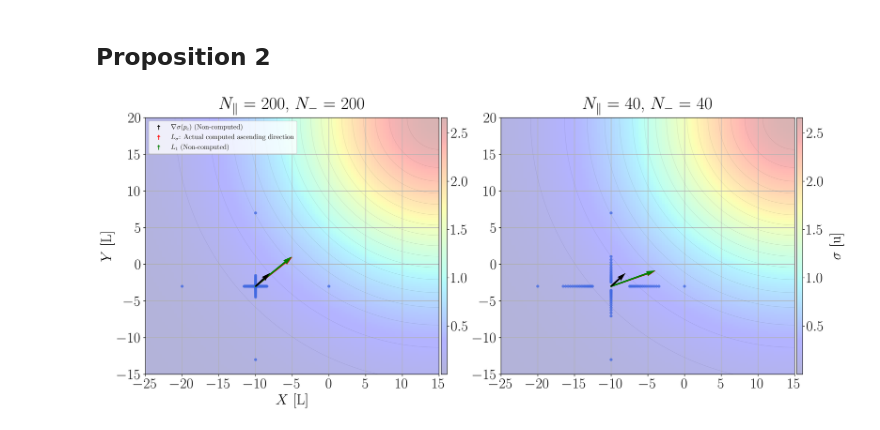
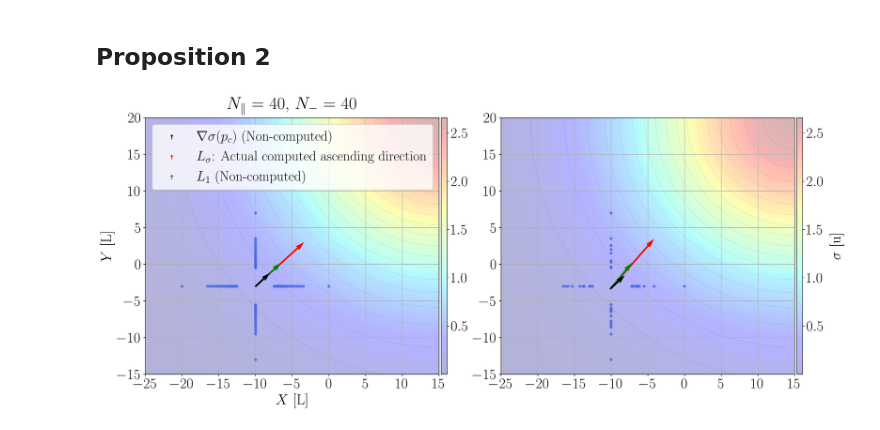
Before and after one commit to jesusBV20/source_seeking_2D, a Jupyter notebook: notebooks/article_plots.ipynb, the cells around one changed output. Drawn from its saved outputs; the diff is of its cells as text; code cells hidden in the pictures.

Commit message:
Update the paper's figure of proposition 2

```diff
--- a/notebooks/article_plots.ipynb
+++ b/notebooks/article_plots.ipynb
@@ -93,14 +93,6 @@ def unicycle_patch(XY, yaw, color, size=1, lw=0.5):
 
 """
 """
-def vector2d(axis, P0, Pf, c="k", ls="-", lw = 0.7, hw=0.1, hl=0.2, zorder=3):
-    axis.arrow(P0[0], P0[1], Pf[0], Pf[1],
-                lw=lw, color=c, ls=ls,
-                head_width=hw, head_length=hl,
-                length_includes_head=True, zorder=zorder)
-
-"""
-"""
 def arc2d(ax, pc, R, ang_min_max, n=100, c='k', ls='-', lw=1, ):
   theta = np.linspace(ang_min_max[0], ang_min_max[1], n)
   x = pc[0] + R * np.cos(theta)
@@ -730,7 +722,7 @@ plt.show()
 # %% [markdown]
 ## Proposition 2
 # %%
-def plot_cross(ax, p0, nx, ny, a1, a2, lx, ly, lab=r"$\sigma$ [u]"):
+def plot_cross(ax, p0, nx, ny, a1, a2, lx, ly, n_rm=0, lab=r"$\sigma$ [u]", title_sw=True):
     # Generating the scalar field
     sigma_func = sigma_gauss(mu=[15,20], max_intensity=100, dev=15)
     sigma_test = sigma(sigma_func)
@@ -748,34 +740,38 @@ def plot_cross(ax, p0, nx, ny, a1, a2, lx, ly, lab=r"$\sigma$ [u]"):
     P_y = np.vstack((np.zeros((1, np.size(P_y))), P_y*ly))
 
     P = np.hstack((P_x,P_y)).T + p0
+    P = np.copy(P[np.random.choice(range(P.shape[0]), P.shape[0]-n_rm, replace=False), :])
+
+
     pc = np.mean(P, axis=0)
 
     # Compute the measured sigma values
     sigma_values = sigma_test.value(P)
 
     # Compute L_sigma
-    l_sigma = L_sigma(P - pc, sigma_values)
-    l_sigma = l_sigma/np.sqrt(l_sigma[0]**2 + l_sigma[1]**2)
+    l_sigma = L_sigma(P - pc, sigma_values)*400
+    # l_sigma = l_sigma/np.sqrt(l_sigma[0]**2 + l_sigma[1]**2)
 
     # Compute L_sigma^1
-    l1_vec = sigma_test.draw_L1(pc, P)
-    l1_vec = l1_vec/np.sqrt(l1_vec[0]**2 + l1_vec[1]**2)
+    l1_vec = sigma_test.draw_L1(pc, P)*400
+    # l1_vec = l1_vec/np.sqrt(l1_vec[0]**2 + l1_vec[1]**2)
 
     # Plot ----------------------
-    title = r"$N_\parallel$ = {0:d}, $N_-$ = {1:d}".format(nx,ny)
-    # title = title + r", $\quad a_1^\parallel$ = {0:.1f}, $a_1^-$ = {1:.1f}".format(lx,ly)
-    ax.set_title(title, pad=15)
+    if title_sw:
+        title = r"$N_\parallel$ = {0:d}, $N_-$ = {1:d}".format(nx,ny)
+        # title = title + r", $\quad a_1^\parallel$ = {0:.1f}, $a_1^-$ = {1:.1f}".format(lx,ly)
+        ax.set_title(title, pad=15)
 
     # Draw the scalar field
     sigma_test.draw(fig=fig, ax=ax, xlim=60, ylim=40, n=300, contour_levels=20, cbar_lab=lab)
 
     # Draw the agents
-    for n in range(nx + ny):
+    for n in range(nx + ny - n_rm):
         ax.add_patch(plt.Circle(P[n], 0.2, color="royalblue", alpha=0.8, lw=0, zorder=3))
 
     # Draw the gradient at pc, L^1 and L
     kw = {"lw": 2.8, "hw": 0.4, "hl": 0.7}
-    sigma_test.draw_grad(pc, ax, width=0.006, scale=15, zorder=5)
+    sigma_test.draw_grad(pc, ax, width=0.006, scale=15, zorder=5, norm_fct=400)
     vector2d(ax, pc, l_sigma*6, c="red"  , zorder=4, **kw)
     vector2d(ax, pc, l1_vec *6, c="green", zorder=4, **kw)
 
@@ -785,8 +781,8 @@ def plot_cross(ax, p0, nx, ny, a1, a2, lx, ly, lab=r"$\sigma$ [u]"):
 
 p0 = np.array([-10,-3])
 
-nx, ny = 200, 200
-a1, a2 = 0.9, 0.8
+nx, ny = 40, 40
+a1, a2 = 0.9, 0.9
 lx, ly = 10, 10
 
 # ----------------------------------------------------------------------
@@ -807,34 +803,34 @@ ax2.yaxis.set_major_locator(ticker.MultipleLocator(step))
 # Axis configuration
 ax1.set_xlim([-25,15])
 ax1.set_ylim([-15,20])
 ax1.set_xlabel(r"$X$ [L]")
 ax1.set_ylabel(r"$Y$ [L]")
 ax1.set_aspect("equal")
 
 ax2.set_xlim([-25,15])
 ax2.set_ylim([-15,20])
 ax2.set_aspect("equal")
 
 # Generate the legend
 arr1 = plt.scatter([],[],c='k'  ,marker=r'$\uparrow$',s=60)
 arr2 = plt.scatter([],[],c='red',marker=r'$\uparrow$',s=60)
 arr3 = plt.scatter([],[],c='green',marker=r'$\uparrow$',s=60)
 
 leg = Legend(ax1, [arr1, arr2, arr3],
              [r"$\nabla \sigma (p_c)$ (Non-computed)",
               r"$L_{\sigma}$: Actual computed ascending direction",
               r"$L_1$ (Non-computed)"],
-            loc="upper left", prop={'size': 12})
+            loc="upper left", prop={'size': 24})
 ax1.add_artist(leg)
 
 # Plot the simulation
-plot_cross(ax1, p0, nx, ny, a1, a2, lx, ly, lab="")
-plot_cross(ax2, p0, int(nx/5), int(ny/5), a1, a2, lx, ly)
+plot_cross(ax1, p0, nx, ny, a1, a2, lx, ly, n_rm=0, lab="")
+plot_cross(ax2, p0, nx, ny, a1, a2, lx, ly, n_rm=40, title_sw=False)
 
 ax1.grid(True)
 ax2.grid(True)
 
 # Show the plot!
 plt.show()
 # %% [output]
-[figure, old version]
+[figure, new version]
```
Also changed, not shown: 2 other files.
